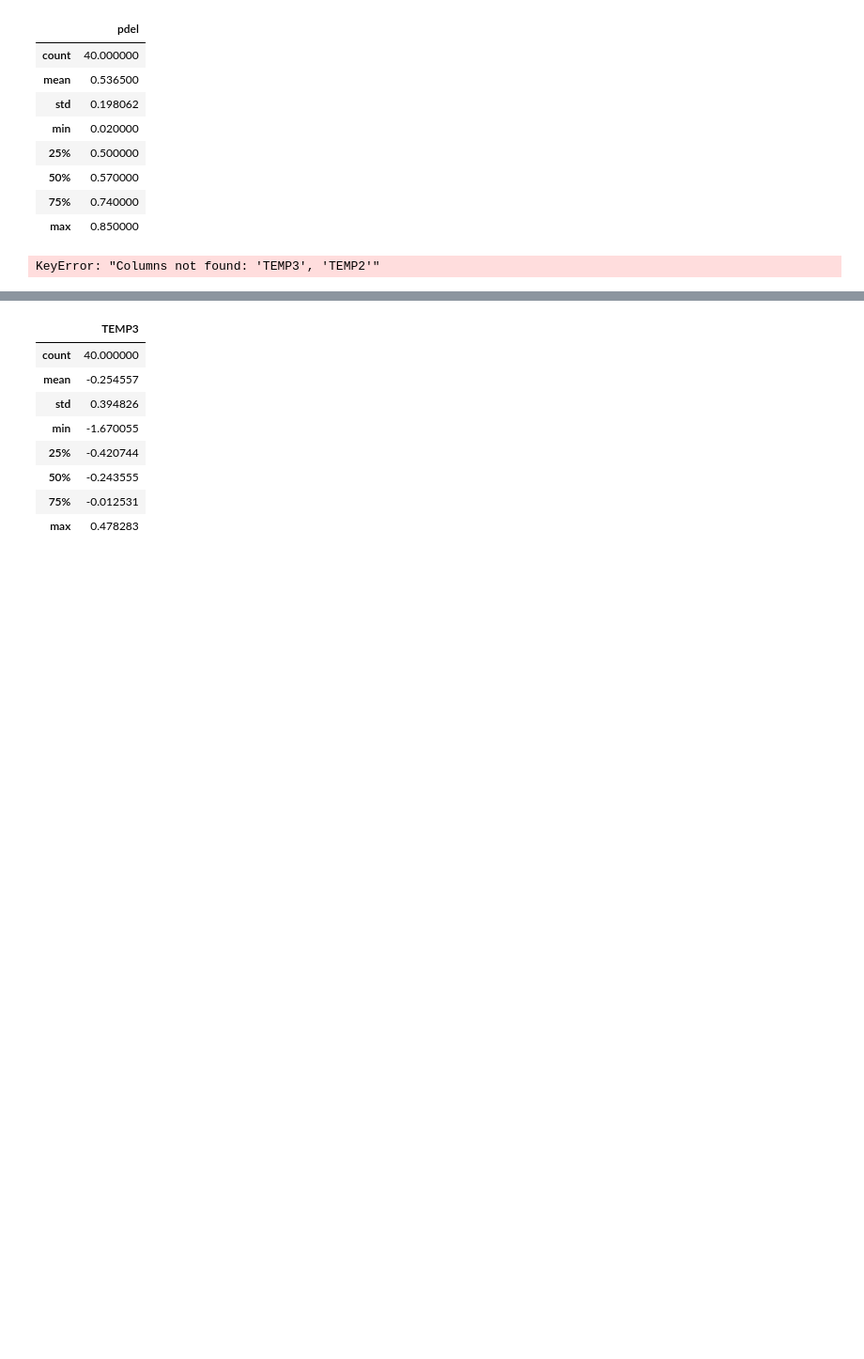
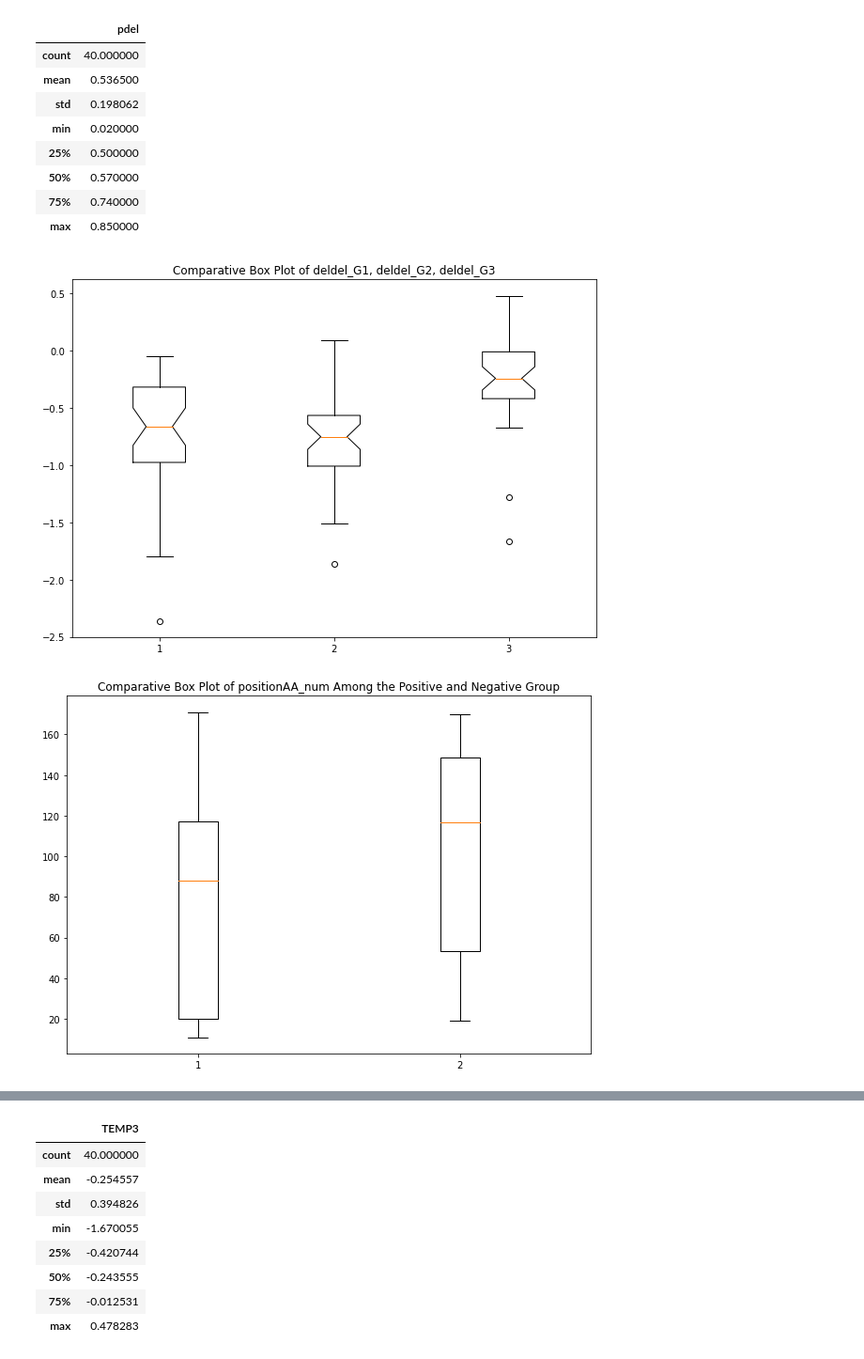
Before and after one commit to elainexliu/SVSM_Biotech2021, a Jupyter notebook: SVSM2021 Data Analysis 1 - Copy.ipynb, the cells around one changed output, grey strips where cells are left out. Shown at 94% size. Cells and saved outputs as stored; diff of their text form; code cells hidden in the pictures; blank space fills up the shorter version.

```diff
--- a/SVSM2021 Data Analysis 1 - Copy.ipynb
+++ b/SVSM2021 Data Analysis 1 - Copy.ipynb
@@ -80,10 +80,44 @@ def pos_neg_histogram(_title,arg1,_bins1,_bins2):
     plt.legend(loc='upper right')
     plt.show()
 
+def boxWhisker(*var):
+    argList = []
+    for arg in var:
+        argList.append(arg)
+    data = df[argList]
+    fig = plt.figure(figsize =(10, 7))
 
+    #creating plot
+    plt.boxplot(data, notch=True)
+    title = ""
+    for arg in var:
+        title = title + arg + ", "
+    actualTitle = title[:len(title)-2]
+    plt.title("Comparative Box Plot of "+ actualTitle)
 
+    #show plot
+    plt.show()
 
+def boxWhiskerPosNeg1Var(var):
+    #separating the pos and neg
+    pos = df[df["positive_negative"] > 0]
+    neg = df[df["positive_negative"] < 1]
+    argListPos = pos[var]
+    argListNeg = neg[var]
 
+    #putting them into one array
+    data = []
+    data.append(argListPos)
+    data.append(argListNeg)
+    fig = plt.figure(figsize =(10, 7))
+
+    #creating plot
+    plt.boxplot(data,)
+
+    plt.title("Comparative Box Plot of "+ var + " Among the Positive and Negative Group")
+
+    #show plot
+    plt.show()
 
 # """def two_bars(argv):
 #     arg_list = [argv]
@@ -226,9 +260,10 @@ five_number("pdel")
 | max | 0.850000 |
 # %%
 ##Graphical summaries
+
+boxWhiskerPosNeg1Var("positionAA_num")
+# %% [output]
+[figure, added]
+[figure, added]
 # %%
 ##Fundamental numerical and graphically summary for two or more variables
-# %%
-two_bars("TEMP2","TEMP3")
-# %% [output]
-KeyError: "Columns not found: 'TEMP3', 'TEMP2'"
```
Also changed, not shown: parts of 3 cells of this notebook.
